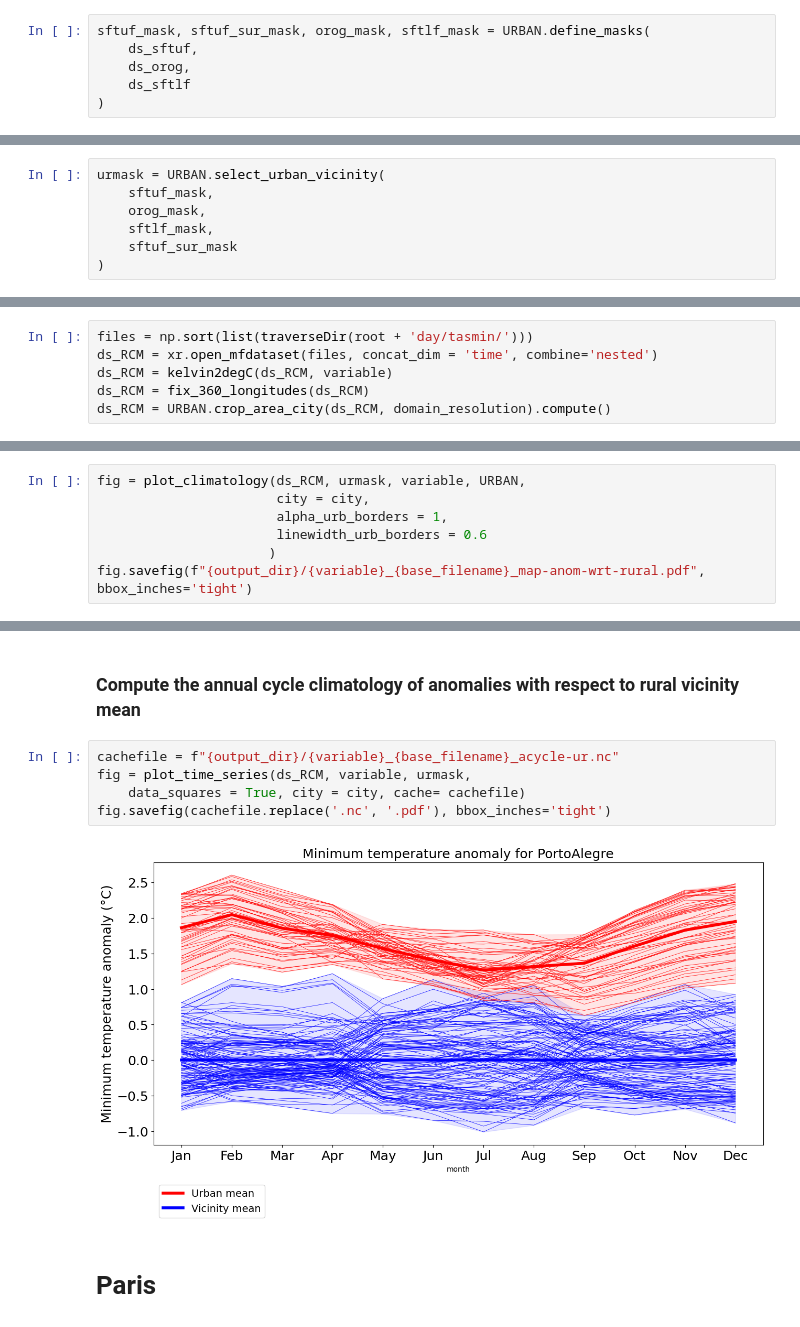
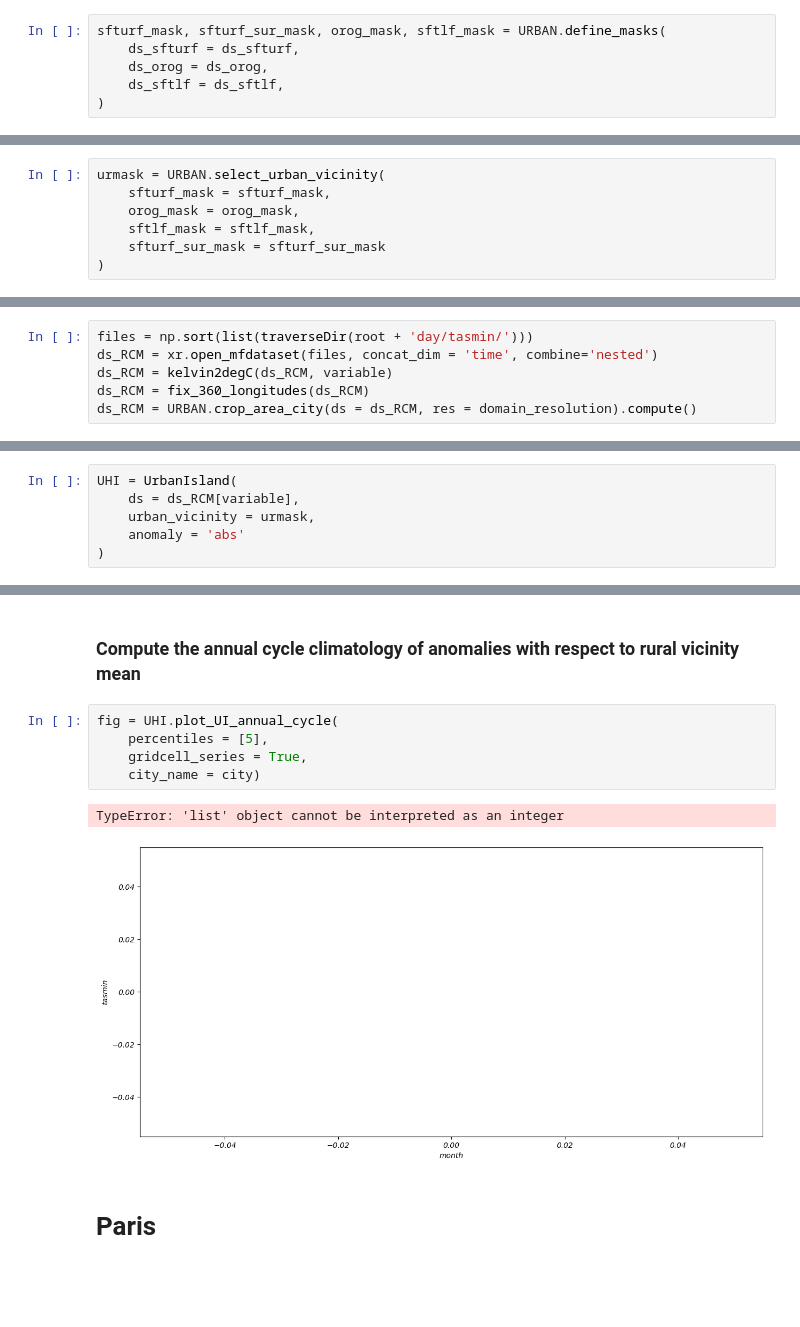
Before and after one commit to JavierDiezSierra/urbanmask, a Jupyter notebook: urban_area_selection.ipynb, the cells around one changed output, grey strips where cells are left out. Drawn from its saved outputs; the diff is of its cells as text; blank space fills up the shorter version.

```diff
--- a/urban_area_selection.ipynb
+++ b/urban_area_selection.ipynb
@@ -258,10 +283,10 @@ ds_sftlf = URBAN.crop_area_city(ds_sftlf, domain_resolution)
 # %% [markdown]
 Define masks using the parameters above
 # %%
-sftuf_mask, sftuf_sur_mask, orog_mask, sftlf_mask = URBAN.define_masks(
-    ds_sftuf,
-    ds_orog,
-    ds_sftlf
+sfturf_mask, sfturf_sur_mask, orog_mask, sftlf_mask = URBAN.define_masks(
+    ds_sfturf = ds_sfturf,
+    ds_orog = ds_orog,
+    ds_sftlf = ds_sftlf,
 )
 # %% [markdown]
 ### Define rural vicinity areas
@@ -269,10 +294,10 @@ sftuf_mask, sftuf_sur_mask, orog_mask, sftlf_mask = URBAN.define_masks(
 We use an iterative algorithm to select the urban vicinity excluding masked areas
 # %%
 urmask = URBAN.select_urban_vicinity(
-    sftuf_mask,
-    orog_mask,
-    sftlf_mask,
-    sftuf_sur_mask
+    sfturf_mask = sfturf_mask,
+    orog_mask = orog_mask,
+    sftlf_mask = sftlf_mask,
+    sfturf_sur_mask = sfturf_sur_mask
 )
 # %% [markdown]
 We can plot the masks and the urban vs vicinity areas. The latter are are passed via the `urban_areas` parameter. They are hidden if set to `None`.
@@ -299,13 +327,12 @@ files = np.sort(list(traverseDir(root + 'day/tasmin/')))
 ds_RCM = xr.open_mfdataset(files, concat_dim = 'time', combine='nested')
 ds_RCM = kelvin2degC(ds_RCM, variable)
 ds_RCM = fix_360_longitudes(ds_RCM)
-ds_RCM = URBAN.crop_area_city(ds_RCM, domain_resolution).compute()
+ds_RCM = URBAN.crop_area_city(ds = ds_RCM, res = domain_resolution).compute()
 # %% [markdown]
 ### Compute the climatology of anomalies with respect to rural vicinity mean
 # %%
-fig = plot_climatology(ds_RCM, urmask, variable, URBAN,
-                       city = city,
-                       alpha_urb_borders = 1,
-                       linewidth_urb_borders = 0.6
-                      )
-fig.savefig(f"{output_dir}/{variable}_{base_filename}_map-anom-wrt-rural.pdf", bbox_inches='tight')
+UHI = UrbanIsland(
+    ds = ds_RCM[variable],
+    urban_vicinity = urmask,
+    anomaly = 'abs'
+)
@@ -314,12 +346,13 @@ fig.savefig(f"{output_dir}/{variable}_{base_filename}_map-anom-wrt-rural.pdf", b
 # %% [markdown]
 ### Compute the annual cycle climatology of anomalies with respect to rural vicinity mean
 # %%
-cachefile = f"{output_dir}/{variable}_{base_filename}_acycle-ur.nc"
-fig = plot_time_series(ds_RCM, variable, urmask,
-    data_squares = True, city = city, cache= cachefile)
-fig.savefig(cachefile.replace('.nc', '.pdf'), bbox_inches='tight')
+fig = UHI.plot_UI_annual_cycle(
+    percentiles = [5],
+    gridcell_series = True,
+    city_name = city)
 # %% [output]
+TypeError: 'list' object cannot be interpreted as an integer
-[figure, old version]
+[figure, new version]
 # %% [markdown]
 # Paris
 # %% [markdown]
```
Also changed, not shown: parts of 43 cells of this notebook, 4 other files.
